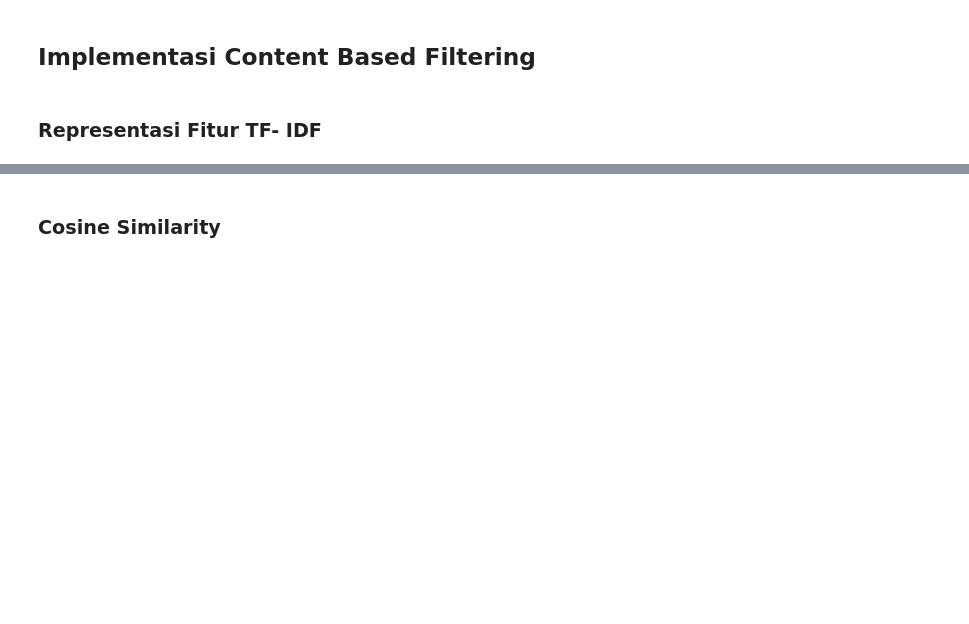
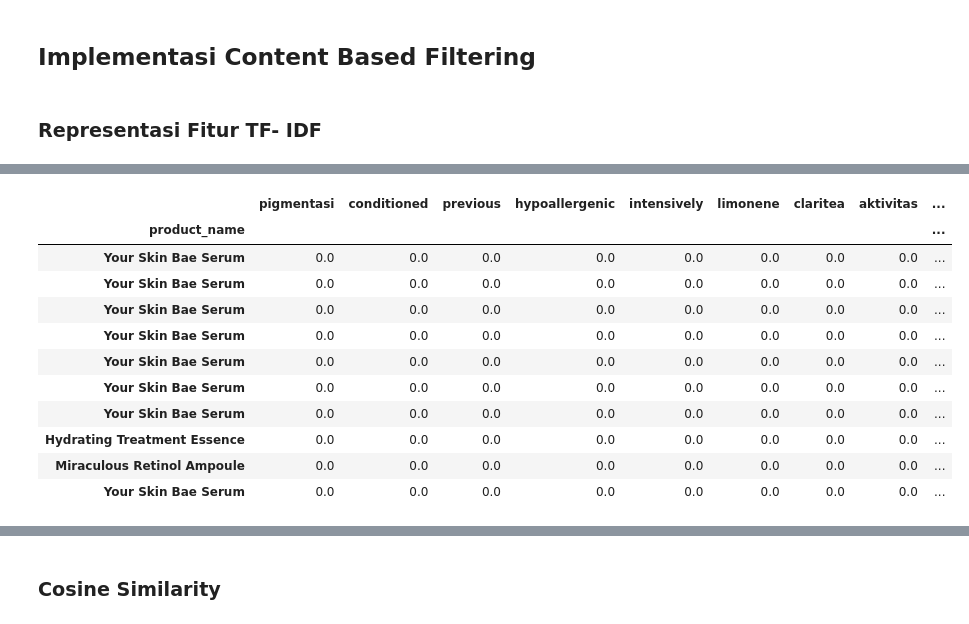
Before and after one commit to SriYanisaa/Sistem-Rekomendasi-Hybrid-FIltering, a Jupyter notebook: modeling_cf_cbf.ipynb, the cells around one changed output, grey strips where cells are left out. Drawn from its saved outputs; the diff is of its cells as text; code cells hidden in the pictures; blank space fills up the shorter version.

```diff
--- a/modeling_cf_cbf.ipynb
+++ b/modeling_cf_cbf.ipynb
@@ -118,9 +124,6 @@ Jumlah baris pada test dev dataset : 5204
 # %%
 tfidf = TfidfVectorizer()
-tfidf_matrix_train = tfidf.fit_transform(train_data['description_processed'])
+tfidf_matrix_train = tfidf.fit_transform(df_train['description_processed'])
 
-tfidf_matrix_test = tfidf.transform(test_data['description_processed'])
-
-print('Shape tfidf train : ', tfidf_matrix_train.shape)
-print('Shape tfidf test : ', tfidf_matrix_test.shape)
+tfidf_matrix_train.shape
 # %% [output]
@@ -148,0 +157,19 @@ print(tfidf_matrix_train)
+# %%
+pd.DataFrame(
+    tfidf_matrix_train.todense(),
+    columns=tfidf.get_feature_names_out(),
+    index=df_train.product_name
+).sample(20, axis=1).sample(10, axis=0)
+# %% [output]
+|  | pigmentasi | conditioned | previous | hypoallergenic | intensively | limonene | claritea | aktivitas | ... |
+| product_name |  |  |  |  |  |  |  |  | ... |
+| Your Skin Bae Serum | 0.0 | 0.0 | 0.0 | 0.0 | 0.0 | 0.0 | 0.0 | 0.0 | ... |
+| Your Skin Bae Serum | 0.0 | 0.0 | 0.0 | 0.0 | 0.0 | 0.0 | 0.0 | 0.0 | ... |
+| Your Skin Bae Serum | 0.0 | 0.0 | 0.0 | 0.0 | 0.0 | 0.0 | 0.0 | 0.0 | ... |
+| Your Skin Bae Serum | 0.0 | 0.0 | 0.0 | 0.0 | 0.0 | 0.0 | 0.0 | 0.0 | ... |
+| Your Skin Bae Serum | 0.0 | 0.0 | 0.0 | 0.0 | 0.0 | 0.0 | 0.0 | 0.0 | ... |
+| Your Skin Bae Serum | 0.0 | 0.0 | 0.0 | 0.0 | 0.0 | 0.0 | 0.0 | 0.0 | ... |
+| Your Skin Bae Serum | 0.0 | 0.0 | 0.0 | 0.0 | 0.0 | 0.0 | 0.0 | 0.0 | ... |
+| Hydrating Treatment Essence | 0.0 | 0.0 | 0.0 | 0.0 | 0.0 | 0.0 | 0.0 | 0.0 | ... |
+| Miraculous Retinol Ampoule | 0.0 | 0.0 | 0.0 | 0.0 | 0.0 | 0.0 | 0.0 | 0.0 | ... |
+| Your Skin Bae Serum | 0.0 | 0.0 | 0.0 | 0.0 | 0.0 | 0.0 | 0.0 | 0.0 | ... |
```
Also changed, not shown: parts of 18 cells of this notebook.
